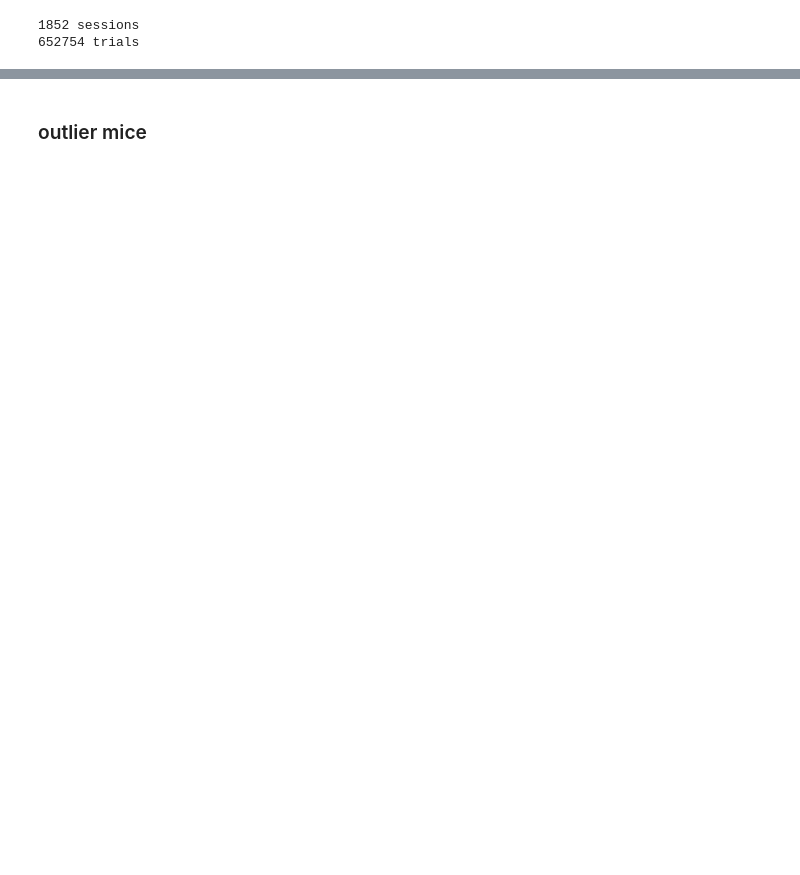
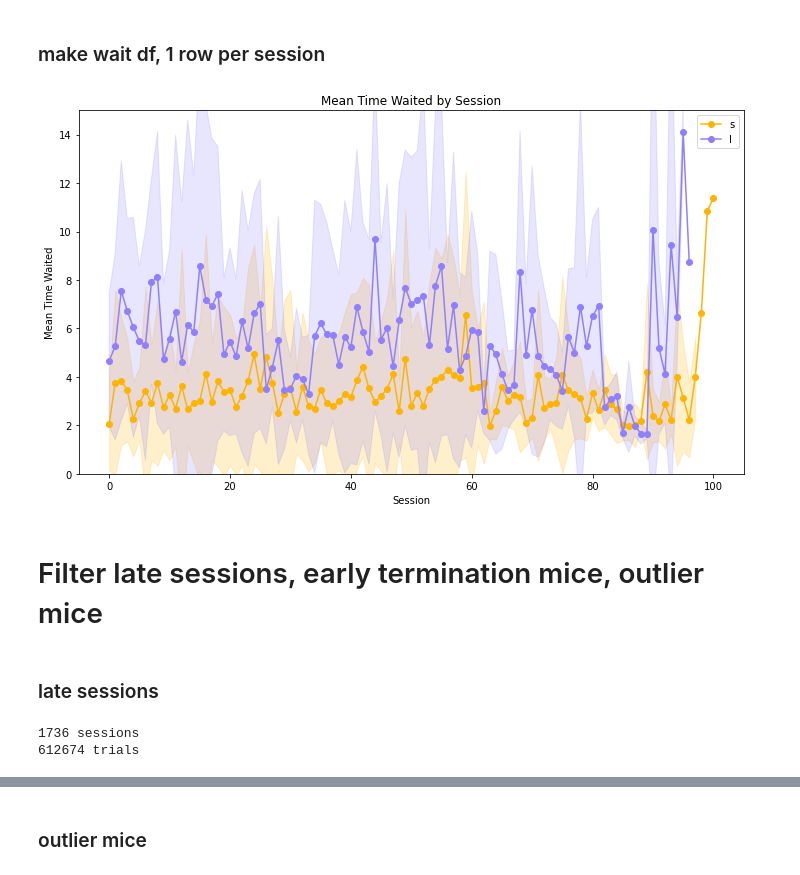
Before and after one commit to rebz444/luckycharm, a Jupyter notebook: waiting_behavior_learning.ipynb, the cells around one changed output, grey strips where cells are left out. Saved outputs shown, nothing was run; the diff lists cells and outputs as text; code cells hidden in the pictures; blank space fills up the shorter version.

```diff
--- a/waiting_behavior_learning.ipynb
+++ b/waiting_behavior_learning.ipynb
@@ -29,0 +81,19 @@ print(figure_folder)
+# %% [markdown]
+### make wait df, 1 row per session
+# %%
+def generate_wait_df(training_session_log):
+    wait_df = training_session_log[['mouse', 'session', 'dir', 'group', 'period']].copy()
+
+    for _, session_info in training_session_log.iterrows():
+        all_trials = utils.load_data(utils.generate_trials_analyzed_path(data_folder, session_info))
+        # time waited for all trials
+        session_tw = helper.get_session_tw(all_trials)
+        wait_df.loc[wait_df.dir == session_info['dir'],
+                                ['tw_mean', 'tw_median', 'tw_stdev']] = session_tw
+
+        good_trials = utils.select_good_trials(all_trials)
+         # time waited for good trials
+        session_tw_g = helper.get_session_tw(good_trials)
+        wait_df.loc[wait_df.dir == session_info['dir'],
+                                ['tw_mean_g', 'tw_median_g', 'tw_stdev_g']] = session_tw_g
+    return wait_df
@@ -30,2 +102,30 @@ print(figure_folder)
+# %%
+fig, ax = plt.subplots(1, 1, figsize=(10, 6))
+
+# Calculate mean and std for each group by session
+for group in wait_df['group'].unique():
+    group_data = wait_df[wait_df['group'] == group]
+    session_stats = group_data.groupby('session')['tw_mean'].agg(['mean', 'std']).reset_index()
+
+    ax.plot(session_stats['session'], session_stats['mean'], marker='o', label=group, color=custom_palette[group])
+    ax.fill_between(session_stats['session'],
+                   session_stats['mean'] - session_stats['std'],
+                   session_stats['mean'] + session_stats['std'],
+                   alpha=0.2, color=custom_palette[group])
+
+ax.set_xlabel('Session')
+ax.set_ylabel('Mean Time Waited')
+ax.set_title('Mean Time Waited by Session')
+ax.legend()
+ax.set_ylim(0, 15)
+
+plt.tight_layout()
+plt.savefig(os.path.join(figure_folder, "tw_by_session_by_group.png"))
+# %% [output]
+[figure, added]
+# %% [markdown]
+# Filter late sessions, early termination mice, outlier mice
+# %% [markdown]
+### late sessions
 # %%
 session_cap = 80
@@ -36,12 +132,10 @@ custom_palette = {'s': two_colors[0], 'l': two_colors[1]}
-# %%
-sessions_training = pd.read_csv(os.path.join(data_folder, f'sessions_training_{exp}.csv'))
-print(f'{len(sessions_training)} sessions')
-trials_training = utils.load_data(os.path.join(data_folder, 'trials_training_analyzed.csv'))
-print(f'{len(trials_training)} trials')
-# %% [output]
-1852 sessions
-652754 trials
 # %%
-sessions_training = sessions_training.loc[sessions_training['session'] <= session_cap]
-trials_training = trials_training.loc[trials_training['session'] <= session_cap]
+sessions_training_caped = sessions_training.loc[sessions_training['session'] <= session_cap]
+trials_training_caped = trials_training.loc[trials_training['session'] <= session_cap]
+
+print(f'{len(sessions_training_caped)} sessions')
+print(f'{len(trials_training_caped)} trials')
+# %% [output]
+1736 sessions
+612674 trials
 # %% [markdown]
```
Also changed, not shown: parts of 84 cells of this notebook, 11 other files.
